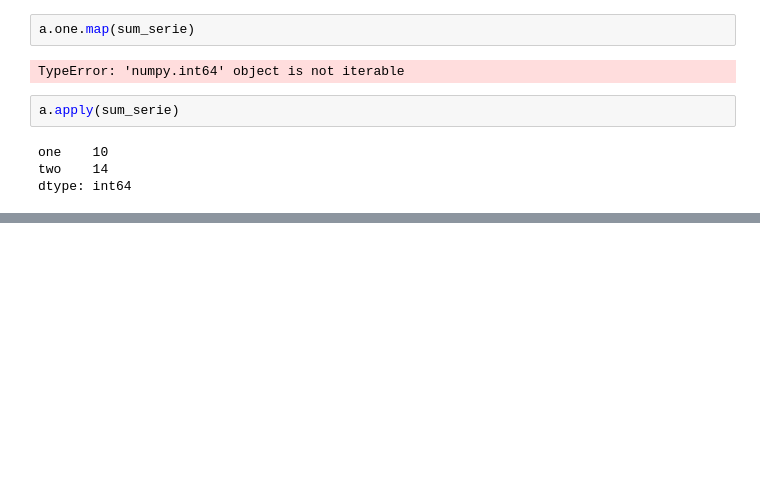
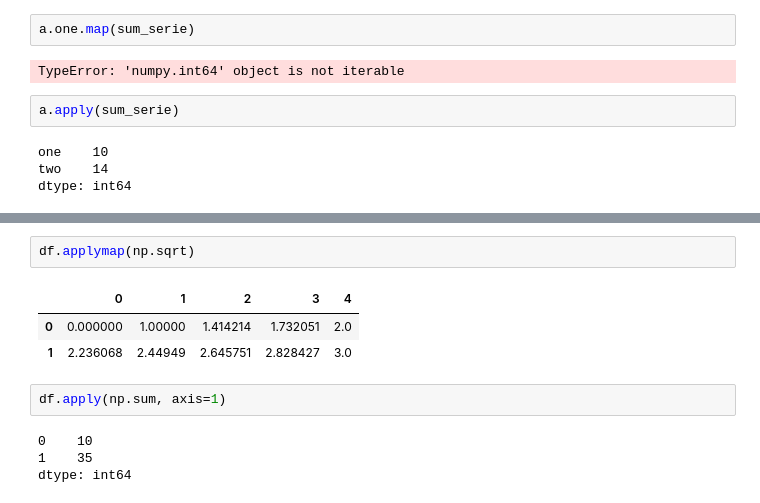
Before and after one commit to IgorAramb/DS_Master_A1_Chall, a Jupyter notebook: playground map, apply, applymap.ipynb, the cells around one changed output, grey strips where cells are left out. Saved outputs shown, nothing was run; the diff lists cells and outputs as text; blank space fills up the shorter version.

```diff
--- a/playground map, apply, applymap.ipynb
+++ b/playground map, apply, applymap.ipynb
@@ -108,0 +125,12 @@ dtype: int64
+# %%
+df.applymap(np.sqrt)
+# %% [output]
+|  | 0 | 1 | 2 | 3 | 4 |
+| 0 | 0.000000 | 1.00000 | 1.414214 | 1.732051 | 2.0 |
+| 1 | 2.236068 | 2.44949 | 2.645751 | 2.828427 | 3.0 |
+# %%
+df.apply(np.sum, axis=1)
+# %% [output]
+0    10
+1    35
+dtype: int64
```
Also changed, not shown: parts of 5 cells of this notebook, 13 other files.
